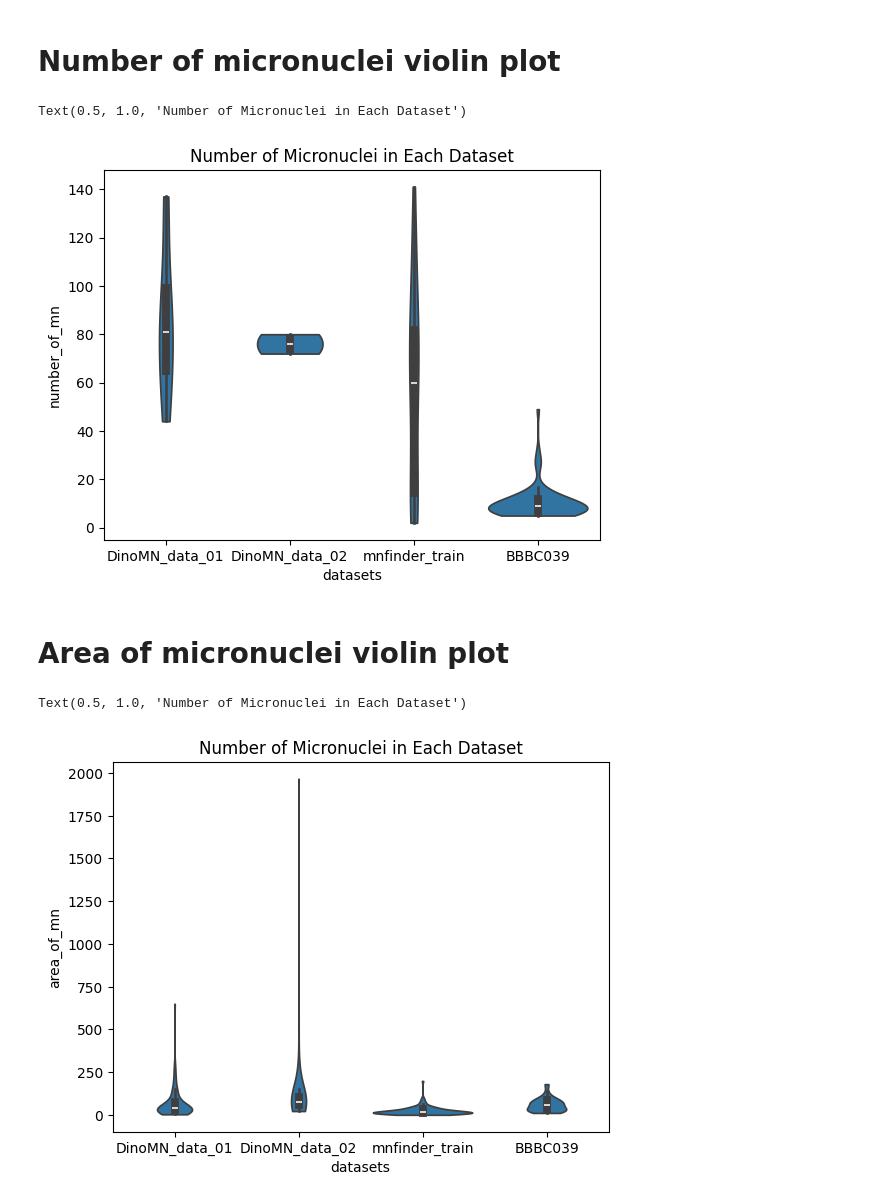
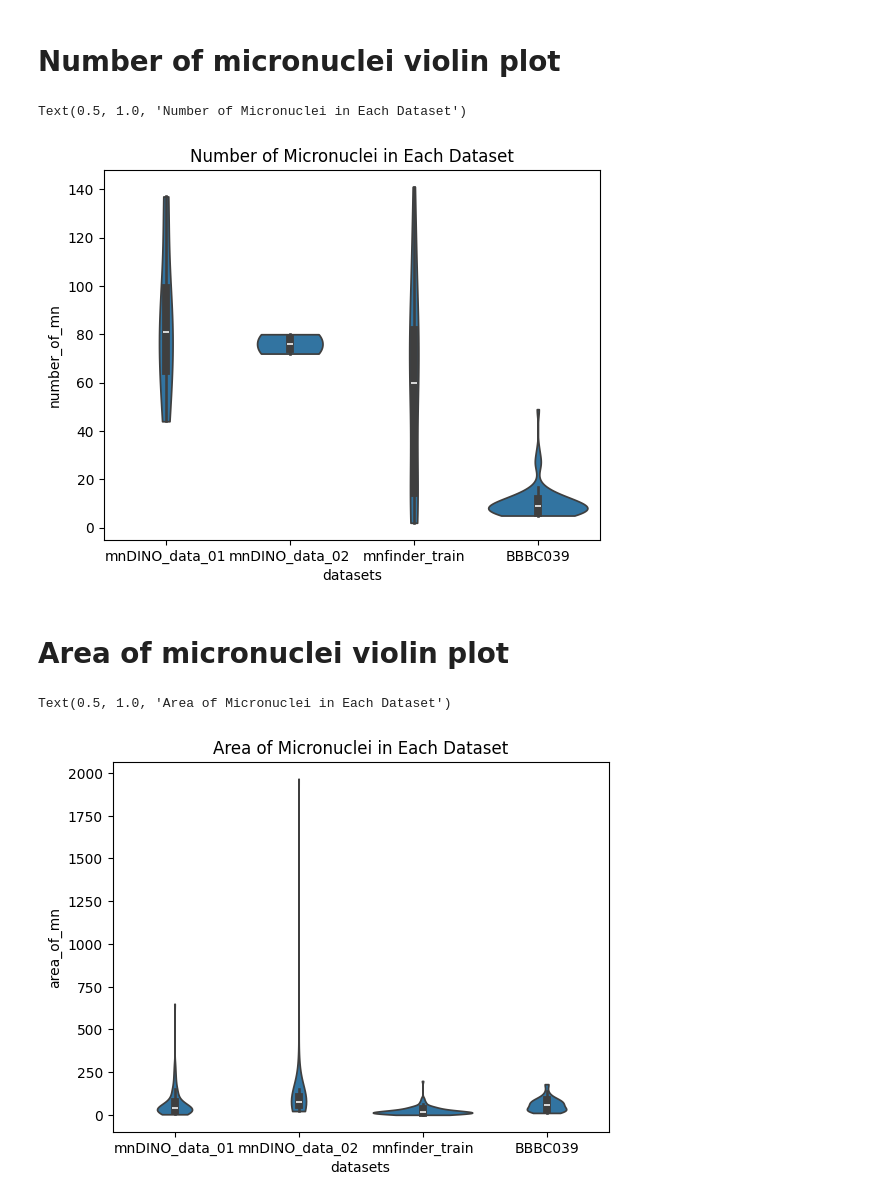
Before and after one commit to CaicedoLab/micronuclei-detection, a Jupyter notebook: figures/dataset_distributions.ipynb, the cells around one changed output. Saved outputs shown, nothing was run; the diff lists cells and outputs as text; code cells hidden in the pictures.

Commit message:
rename the model and datasets

```diff
--- a/figures/dataset_distributions.ipynb
+++ b/figures/dataset_distributions.ipynb
@@ -38,7 +38,7 @@ plt.show()
 # %% [markdown]
 # Number of micronuclei violin plot
 # %%
-subsets = ['DinoMN_data_01', 'DinoMN_data_02', 'mnfinder_train', 'BBBC039']
+subsets = ['mnDINO_data_01', 'mnDINO_data_02', 'mnfinder_train', 'BBBC039']
 df['number_of_mn'] = None
 for subset in subsets:
     df_sub = df[df.datasets == subset]
@@ -52,22 +52,22 @@ for subset in subsets:
 # %%
 fig, ax = plt.subplots()
 
-custom_order = ['DinoMN_data_01', 'DinoMN_data_02', 'mnfinder_train', 'BBBC039']
+custom_order = ['mnDINO_data_01', 'mnDINO_data_02', 'mnfinder_train', 'BBBC039']
 sns.violinplot(x='datasets', y='number_of_mn', data=df, ax=ax, cut=0, order=custom_order)
 plt.title('Number of Micronuclei in Each Dataset')
 # ax.set_ylim(0, 200)
 # %% [output]
 Text(0.5, 1.0, 'Number of Micronuclei in Each Dataset')
-[figure, old version]
+[figure, new version]
 # %% [markdown]
 # Area of micronuclei violin plot
 # %%
-dinomn_01 = {}
-dinomn_02 = {}
+mndino_01 = {}
+mndino_02 = {}
 mnfinder_train = {}
 bbbc039 = {}
 
-subsets = ['DinoMN_data_01', 'DinoMN_data_02', 'mnfinder_train', 'BBBC039']
+subsets = ['mnDINO_data_01', 'mnDINO_data_02', 'mnfinder_train', 'BBBC039']
 for subset in subsets:
     df_sub = df[df.datasets == subset]
 
@@ -80,17 +80,17 @@ for subset in subsets:
         for label in range(1, np.max(labels) + 1):
             area = np.sum(labels == label)
 
-            if subset == 'DinoMN_data_01':
-                dinomn_01[label] = area
-            elif subset == 'DinoMN_data_02':
-                dinomn_02[label] = area
+            if subset == 'mnDINO_data_01':
+                mndino_01[label] = area
+            elif subset == 'mnDINO_data_02':
+                mndino_02[label] = area
             elif subset == 'mnfinder_train':
                 mnfinder_train[label] = area
             elif subset == 'BBBC039':
                 bbbc039[label] = area
 # %%
-d = [dinomn_01, dinomn_02, mnfinder_train, bbbc039]
-subsets = ['DinoMN_data_01', 'DinoMN_data_02', 'mnfinder_train', 'BBBC039']
+d = [mndino_01, mndino_02, mnfinder_train, bbbc039]
+subsets = ['mnDINO_data_01', 'mnDINO_data_02', 'mnfinder_train', 'BBBC039']
 
 df_area = pd.DataFrame(columns=['mn_label', 'area_of_mn', 'datasets'])
 for i in range(4):
@@ -100,10 +100,10 @@ for i in range(4):
 # %%
 fig, ax = plt.subplots()
 
-custom_order = ['DinoMN_data_01', 'DinoMN_data_02', 'mnfinder_train', 'BBBC039']
+custom_order = ['mnDINO_data_01', 'mnDINO_data_02', 'mnfinder_train', 'BBBC039']
 sns.violinplot(x='datasets', y='area_of_mn', data=df_area, ax=ax, cut=0, order=custom_order)
 plt.title('Area of Micronuclei in Each Dataset')
 # ax.set_ylim(0, 200)
 # %% [output]
-Text(0.5, 1.0, 'Number of Micronuclei in Each Dataset')
+Text(0.5, 1.0, 'Area of Micronuclei in Each Dataset')
-[figure, old version]
+[figure, new version]
```
Also changed, not shown: parts of 2 cells of this notebook, 2 other files.
